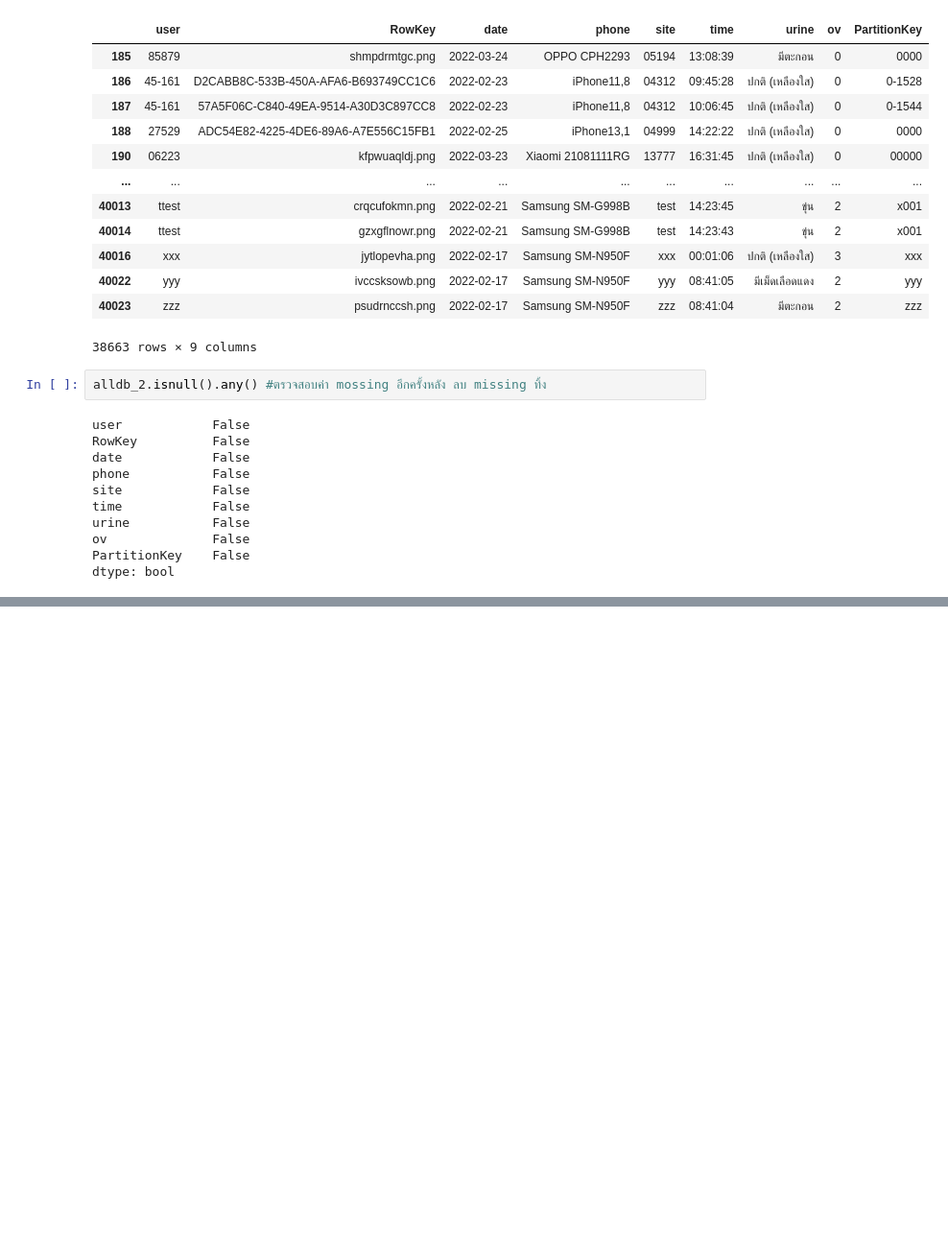
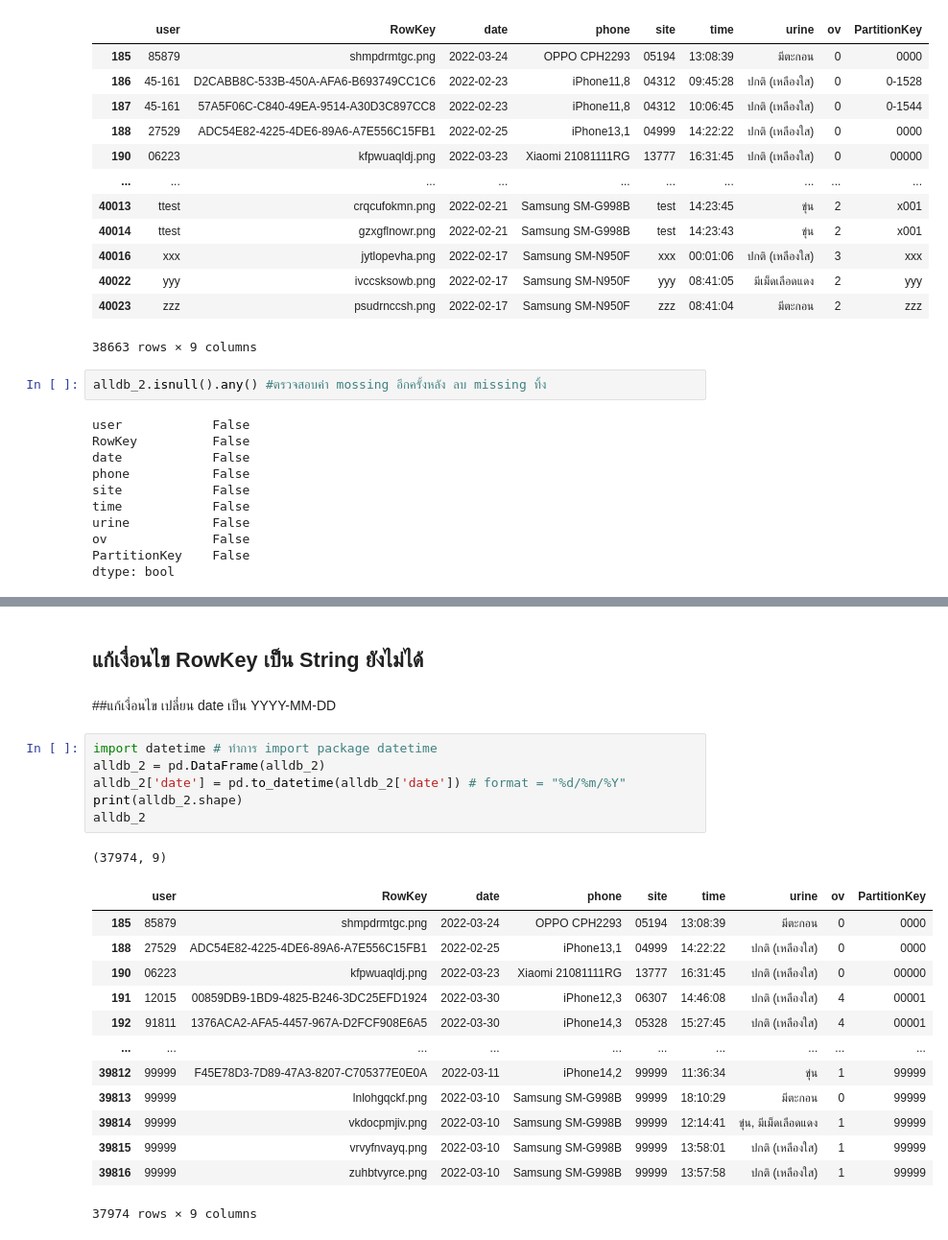
Before and after one commit to chayakonchanlun/data_viz_2022, a Jupyter notebook: Final_season_project_part_2.ipynb, the cells around one changed output, grey strips where cells are left out. Shown: that part at 96% size. Drawn from its saved outputs; the diff is of its cells as text; blank space fills up the shorter version.

```diff
--- a/Final_season_project_part_2.ipynb
+++ b/Final_season_project_part_2.ipynb
@@ -94,0 +128,25 @@ dtype: bool
+# %% [markdown]
+## แก้เงื่อนไข RowKey เป็น String ยังไม่ได้
+# %% [markdown]
+##แก้เงื่อนไข เปลี่ยน date เป็น YYYY-MM-DD
+# %%
+import datetime # ทำการ import package datetime
+alldb_2 = pd.DataFrame(alldb_2)
+alldb_2['date'] = pd.to_datetime(alldb_2['date']) # format = "%d/%m/%Y"
+print(alldb_2.shape)
+alldb_2
+# %% [output]
+(37974, 9)
+|  | user | RowKey | date | phone | site | time | urine | ov | PartitionKey |
+| 185 | 85879 | shmpdrmtgc.png | 2022-03-24 | OPPO CPH2293 | 05194 | 13:08:39 | มีตะกอน | 0 | 0000 |
+| 188 | 27529 | ADC54E82-4225-4DE6-89A6-A7E556C15FB1 | 2022-02-25 | iPhone13,1 | 04999 | 14:22:22 | ปกติ (เหลืองใส) | 0 | 0000 |
+| 190 | 06223 | kfpwuaqldj.png | 2022-03-23 | Xiaomi 21081111RG | 13777 | 16:31:45 | ปกติ (เหลืองใส) | 0 | 00000 |
+| 191 | 12015 | 00859DB9-1BD9-4825-B246-3DC25EFD1924 | 2022-03-30 | iPhone12,3 | 06307 | 14:46:08 | ปกติ (เหลืองใส) | 4 | 00001 |
+| 192 | 91811 | 1376ACA2-AFA5-4457-967A-D2FCF908E6A5 | 2022-03-30 | iPhone14,3 | 05328 | 15:27:45 | ปกติ (เหลืองใส) | 4 | 00001 |
+| ... | ... | ... | ... | ... | ... | ... | ... | ... | ... |
+| 39812 | 99999 | F45E78D3-7D89-47A3-8207-C705377E0E0A | 2022-03-11 | iPhone14,2 | 99999 | 11:36:34 | ขุ่น | 1 | 99999 |
+| 39813 | 99999 | lnlohgqckf.png | 2022-03-10 | Samsung SM-G998B | 99999 | 18:10:29 | มีตะกอน | 0 | 99999 |
+| 39814 | 99999 | vkdocpmjiv.png | 2022-03-10 | Samsung SM-G998B | 99999 | 12:14:41 | ขุ่น, มีเม็ดเลือดแดง | 1 | 99999 |
+| 39815 | 99999 | vrvyfnvayq.png | 2022-03-10 | Samsung SM-G998B | 99999 | 13:58:01 | ปกติ (เหลืองใส) | 1 | 99999 |
+| 39816 | 99999 | zuhbtvyrce.png | 2022-03-10 | Samsung SM-G998B | 99999 | 13:57:58 | ปกติ (เหลืองใส) | 1 | 99999 |
+37974 rows × 9 columns
```
Also changed, not shown: parts of 12 cells of this notebook.
